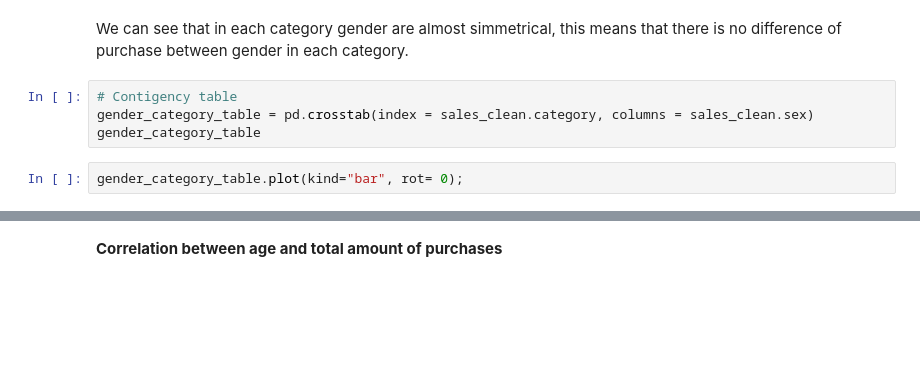
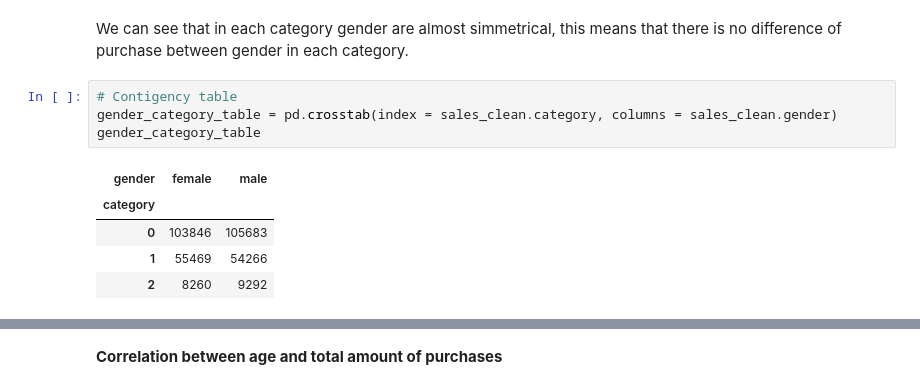
Before and after one commit to furawa/OC_data_analyst_projects, a Jupyter notebook: 02_analyze_company_sales/analyze_company_sales.ipynb, the cells around one changed output, grey strips where cells are left out. Saved outputs shown, nothing was run; the diff lists cells and outputs as text; blank space fills up the shorter version.

```diff
--- a/02_analyze_company_sales/analyze_company_sales.ipynb
+++ b/02_analyze_company_sales/analyze_company_sales.ipynb
@@ -753,7 +761,11 @@ sns.catplot(x = "sex", y = "price", col = "category", kind = "violin" , data = s
 We can see that in each category gender are almost simmetrical, this means that there is no difference of purchase between gender in each category.
 # %%
 # Contigency table
-gender_category_table = pd.crosstab(index = sales_clean.category, columns = sales_clean.sex)
+gender_category_table = pd.crosstab(index = sales_clean.category, columns = sales_clean.gender)
 gender_category_table
+# %% [output]
+| gender | female | male |
+| category |  |  |
+| 0 | 103846 | 105683 |
+| 1 | 55469 | 54266 |
+| 2 | 8260 | 9292 |
-# %%
-gender_category_table.plot(kind="bar", rot= 0);
```
Also changed, not shown: parts of 10 cells of this notebook.
